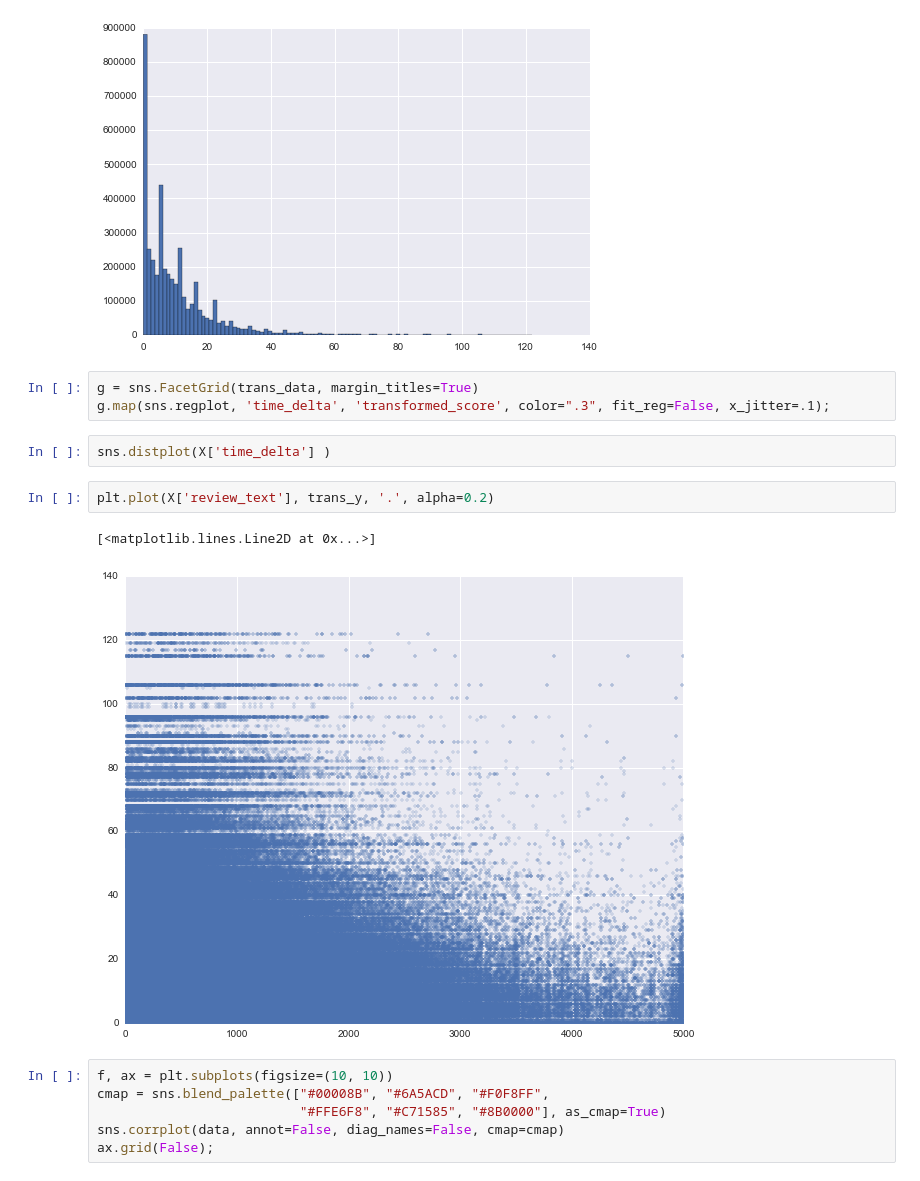
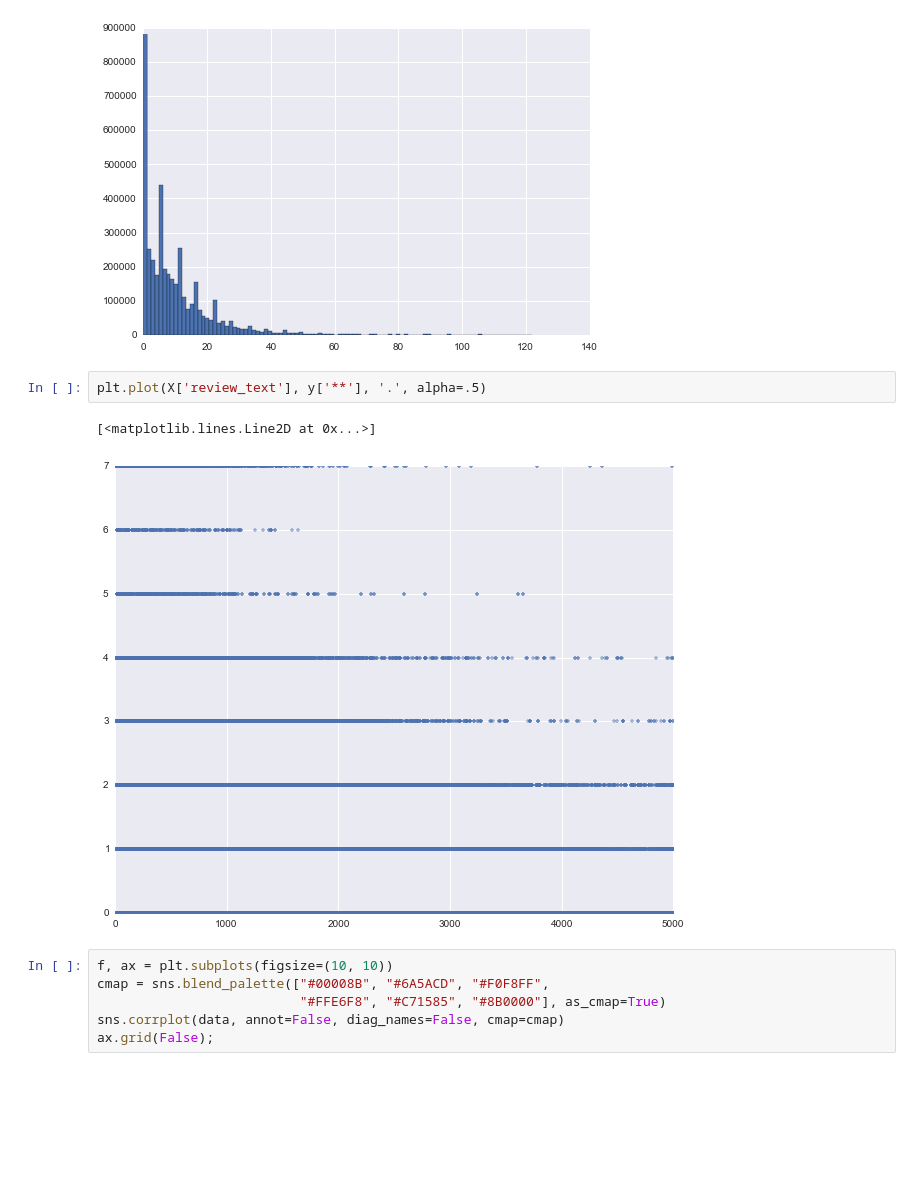
Before and after one commit to potatochip/kojak, a Jupyter notebook: feature_exploration.ipynb, the cells around one changed output. Saved outputs shown, nothing was run; the diff lists cells and outputs as text; blank space fills up the shorter version.

```diff
--- a/feature_exploration.ipynb
+++ b/feature_exploration.ipynb
@@ -241,16 +241,11 @@ trans_y.hist(bins=100)
 # %% [output]
 <matplotlib.axes._subplots.AxesSubplot at 0x...>
 [figure]
-# %%
-g = sns.FacetGrid(trans_data, margin_titles=True)
-g.map(sns.regplot, 'time_delta', 'transformed_score', color=".3", fit_reg=False, x_jitter=.1);
-# %%
-sns.distplot(X['time_delta'] )
 # %%
-plt.plot(X['review_text'], trans_y, '.', alpha=0.2)
+plt.plot(X['review_text'], y['**'], '.', alpha=.5)
 # %% [output]
 [<matplotlib.lines.Line2D at 0x...>]
-[figure, old version]
+[figure, new version]
 # %%
 f, ax = plt.subplots(figsize=(10, 10))
 cmap = sns.blend_palette(["#00008B", "#6A5ACD", "#F0F8FF",
```
Also changed, not shown: parts of 4 cells of this notebook, 14 other files.
